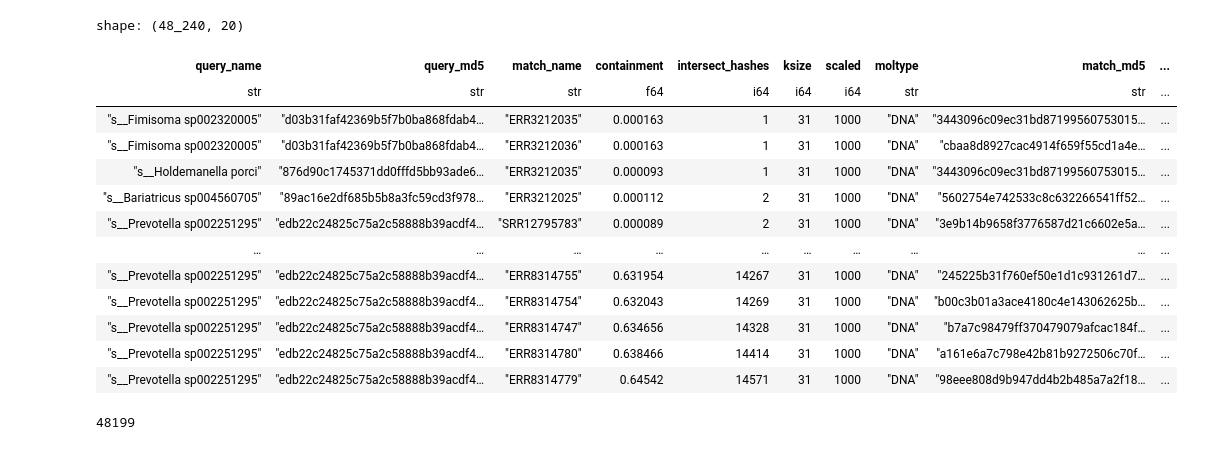
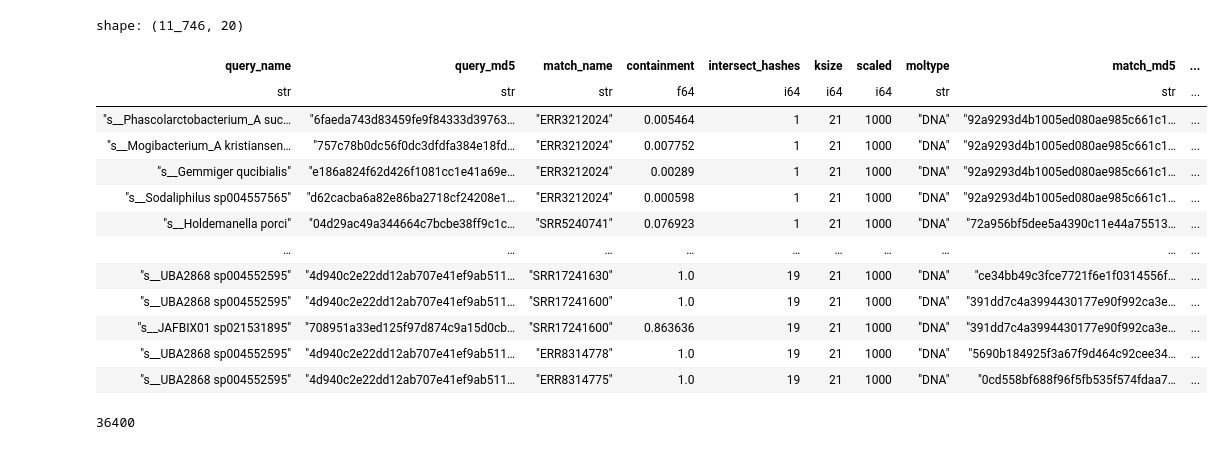
Before and after one commit to dib-lab/2025-workflow-core99, a Jupyter notebook: notebooks/parse_cds_multi-3216.ipynb, the cells around one changed output. Drawn from its saved outputs; the diff is of its cells as text; code cells hidden in the pictures.

```diff
--- a/notebooks/parse_cds_multi-3216.ipynb
+++ b/notebooks/parse_cds_multi-3216.ipynb
@@ -2,9 +2,17 @@
 import polars as pl
 import glob
 import os.path
+# %%
+MIN=90
+SCALED=1000
+HASH_THRESHOLD=int(20000 / SCALED)
+
+#CSVPATH=f'../outputs.mapping/cds/singlehash.k21/outputs.3216.min{MIN}/manysearch.3216.csv'
+CSVPATH=f'/home/ctbrown/scratch3/2025-workflow-core99/outputs.mapping/cds2/manysearch.3216.csv'
 # %%
 dflist = []
-ms_filenames = glob.glob('../manysearch-3216/*.cds.x.3216.manysearch.csv')
+#ms_filenames = glob.glob('../manysearch-3216/*.cds.x.3216.manysearch.csv')
+ms_filenames = glob.glob(CSVPATH)
 for filename in ms_filenames:
     print(os.path.basename(filename))
     df = pl.read_csv(filename)
@@ -30,22 +41,22 @@ s__Holdemanella porci.cds.x.3216.manysearch.csv
 # %%
-df.sort(by='intersect_hashes')
+df.sort(by='intersect_hashes').filter(pl.col("intersect_hashes") < 20)
 # %% [output]
-shape: (48_240, 20)
+shape: (11_746, 20)
 | query_name | query_md5 | match_name | containment | intersect_hashes | ksize | scaled | moltype | match_md5 | ... |
 | str | str | str | f64 | i64 | i64 | i64 | str | str | ... |
-| "s__Fimisoma sp002320005" | "d03b31faf42369b5f7b0ba868fdab4… | "ERR3212035" | 0.000163 | 1 | 31 | 1000 | "DNA" | "3443096c09ec31bd87199560753015… | ... |
-| "s__Fimisoma sp002320005" | "d03b31faf42369b5f7b0ba868fdab4… | "ERR3212036" | 0.000163 | 1 | 31 | 1000 | "DNA" | "cbaa8d8927cac4914f659f55cd1a4e… | ... |
-| "s__Holdemanella porci" | "876d90c1745371dd0fffd5bb93ade6… | "ERR3212035" | 0.000093 | 1 | 31 | 1000 | "DNA" | "3443096c09ec31bd87199560753015… | ... |
-| "s__Bariatricus sp004560705" | "89ac16e2df685b5b8a3fc59cd3f978… | "ERR3212025" | 0.000112 | 2 | 31 | 1000 | "DNA" | "5602754e742533c8c632266541ff52… | ... |
-| "s__Prevotella sp002251295" | "edb22c24825c75a2c58888b39acdf4… | "SRR12795783" | 0.000089 | 2 | 31 | 1000 | "DNA" | "3e9b14b9658f3776587d21c6602e5a… | ... |
+| "s__Phascolarctobacterium_A suc… | "6faeda743d83459fe9f84333d39763… | "ERR3212024" | 0.005464 | 1 | 21 | 1000 | "DNA" | "92a9293d4b1005ed080ae985c661c1… | ... |
+| "s__Mogibacterium_A kristiansen… | "757c78b0dc56f0dc3dfdfa384e18fd… | "ERR3212024" | 0.007752 | 1 | 21 | 1000 | "DNA" | "92a9293d4b1005ed080ae985c661c1… | ... |
+| "s__Gemmiger qucibialis" | "e186a824f62d426f1081cc1e41a69e… | "ERR3212024" | 0.00289 | 1 | 21 | 1000 | "DNA" | "92a9293d4b1005ed080ae985c661c1… | ... |
+| "s__Sodaliphilus sp004557565" | "d62cacba6a82e86ba2718cf24208e1… | "ERR3212024" | 0.000598 | 1 | 21 | 1000 | "DNA" | "92a9293d4b1005ed080ae985c661c1… | ... |
+| "s__Holdemanella porci" | "04d29ac49a344664c7bcbe38ff9c1c… | "SRR5240741" | 0.076923 | 1 | 21 | 1000 | "DNA" | "72a956bf5dee5a4390c11e44a75513… | ... |
 | … | … | … | … | … | … | … | … | … | ... |
-| "s__Prevotella sp002251295" | "edb22c24825c75a2c58888b39acdf4… | "ERR8314755" | 0.631954 | 14267 | 31 | 1000 | "DNA" | "245225b31f760ef50e1d1c931261d7… | ... |
-| "s__Prevotella sp002251295" | "edb22c24825c75a2c58888b39acdf4… | "ERR8314754" | 0.632043 | 14269 | 31 | 1000 | "DNA" | "b00c3b01a3ace4180c4e143062625b… | ... |
-| "s__Prevotella sp002251295" | "edb22c24825c75a2c58888b39acdf4… | "ERR8314747" | 0.634656 | 14328 | 31 | 1000 | "DNA" | "b7a7c98479ff370479079afcac184f… | ... |
-| "s__Prevotella sp002251295" | "edb22c24825c75a2c58888b39acdf4… | "ERR8314780" | 0.638466 | 14414 | 31 | 1000 | "DNA" | "a161e6a7c798e42b81b9272506c70f… | ... |
-| "s__Prevotella sp002251295" | "edb22c24825c75a2c58888b39acdf4… | "ERR8314779" | 0.64542 | 14571 | 31 | 1000 | "DNA" | "98eee808d9b947dd4b2b485a7a2f18… | ... |
+| "s__UBA2868 sp004552595" | "4d940c2e22dd12ab707e41ef9ab511… | "SRR17241630" | 1.0 | 19 | 21 | 1000 | "DNA" | "ce34bb49c3fce7721f6e1f0314556f… | ... |
+| "s__UBA2868 sp004552595" | "4d940c2e22dd12ab707e41ef9ab511… | "SRR17241600" | 1.0 | 19 | 21 | 1000 | "DNA" | "391dd7c4a3994430177e90f992ca3e… | ... |
+| "s__JAFBIX01 sp021531895" | "708951a33ed125f97d874c9a15d0cb… | "SRR17241600" | 0.863636 | 19 | 21 | 1000 | "DNA" | "391dd7c4a3994430177e90f992ca3e… | ... |
+| "s__UBA2868 sp004552595" | "4d940c2e22dd12ab707e41ef9ab511… | "ERR8314778" | 1.0 | 19 | 21 | 1000 | "DNA" | "5690b184925f3a67f9d464c92cee34… | ... |
+| "s__UBA2868 sp004552595" | "4d940c2e22dd12ab707e41ef9ab511… | "ERR8314775" | 1.0 | 19 | 21 | 1000 | "DNA" | "0cd558bf688f96f5fb535f574fdaa7… | ... |
 # %%
-len(df.filter(pl.col("intersect_hashes") >= 10))
+len(df.filter(pl.col("intersect_hashes") >= HASH_THRESHOLD))
 # %% [output]
-48199
+36400
 # %%
```
Also changed, not shown: parts of 6 cells of this notebook, 25 other files.
